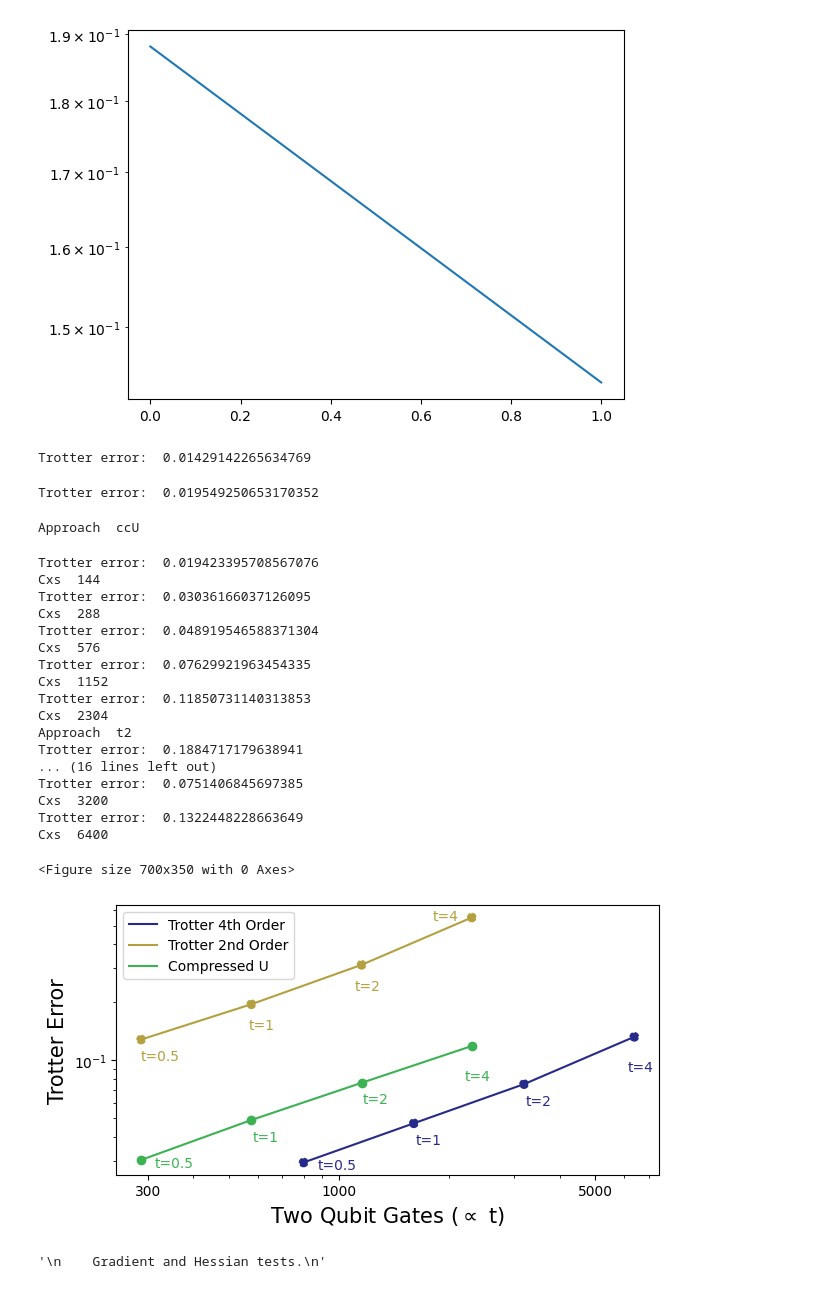
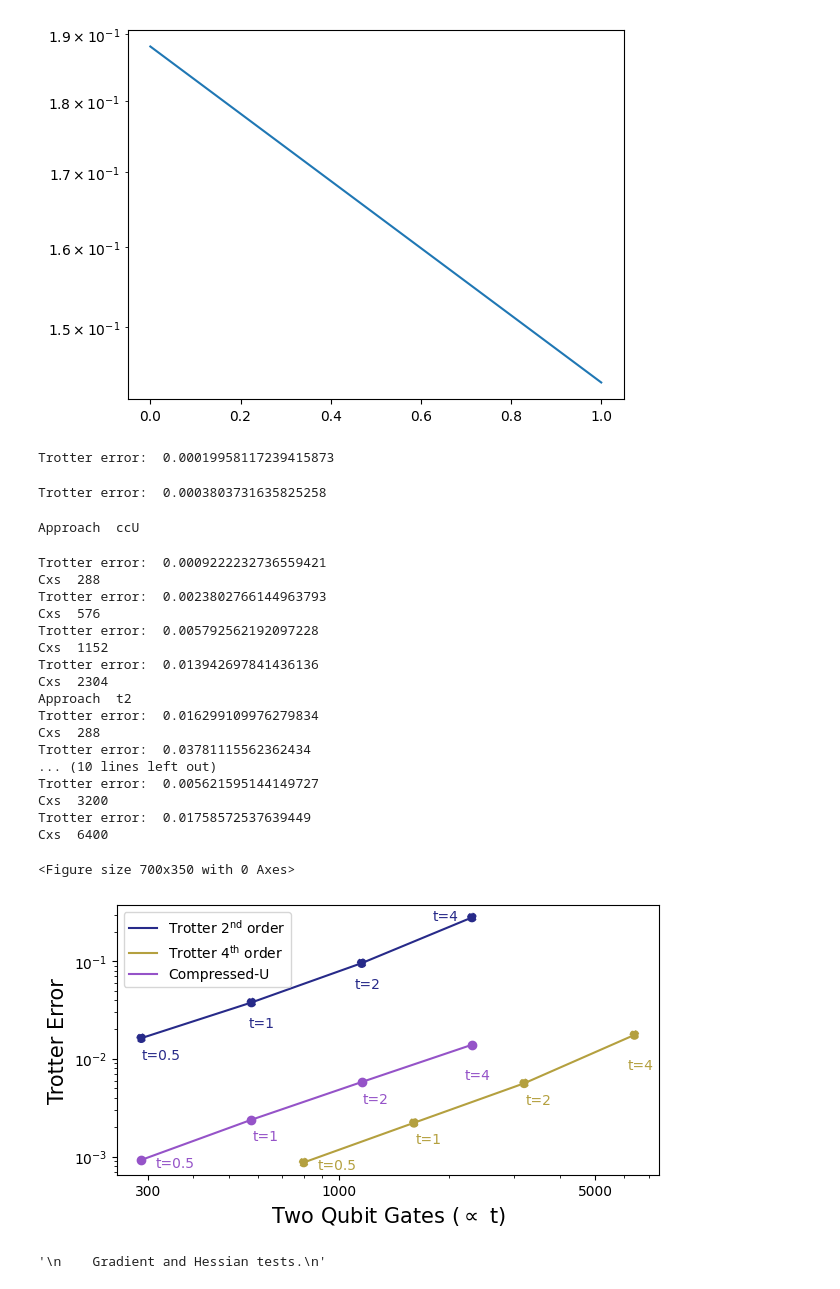
Before and after one commit to erenaykrcn/ccU, a Jupyter notebook: examples/TFIM2d/TFIM2d_sparse.ipynb, the cells around one changed output. Drawn from its saved outputs; the diff is of its cells as text; code cells hidden in the pictures.

```diff
--- a/examples/TFIM2d/TFIM2d_sparse.ipynb
+++ b/examples/TFIM2d/TFIM2d_sparse.ipynb
@@ -91,10 +91,10 @@ perms_v, perms_h = get_perms(Lx, Ly)
 perms_extended = [perms_v, perms_v, perms_v, perms_h, perms_h, perms_h, perms_v, perms_v, perms_v]
 
 state = np.array(random_statevector(2**L).data)
-print("Trotter error: ", np.linalg.norm(ansatz_sparse(Vlist, L, perms_extended, state) - expm_multiply(
-    -1j * t * hamil, state), ord=2))
+print("Trotter error: ", 1-state_fidelity(ansatz_sparse(Vlist, L, perms_extended, state), expm_multiply(
+    -1j * t * hamil, state)))
 # %% [output]
-Trotter error:  0.01429142265634769
+Trotter error:  0.00019958117239415873
 # %%
 """
     Scaling from 3x3 -> 4x4. Important proof of concept!
@@ -115,10 +115,10 @@ perms_v, perms_h = get_perms(Lx, Ly)
 perms_extended = [perms_v, perms_v, perms_v, perms_h, perms_h, perms_h, perms_v, perms_v, perms_v]
 
 state = np.array(random_statevector(2**L).data)
-print("Trotter error: ", np.linalg.norm(ansatz_sparse(Vlist, L, perms_extended, state) - expm_multiply(
-    -1j * t * hamil, state), ord=2))
+print("Trotter error: ", 1-state_fidelity(ansatz_sparse(Vlist, L, perms_extended, state), expm_multiply(
+    -1j * t * hamil, state)))
 # %% [output]
-Trotter error:  0.019549250653170352
+Trotter error:  0.0003803731635825258
 # %%
 from qiskit import Aer, execute, transpile
 from qiskit.converters import circuit_to_dag
@@ -158,7 +158,7 @@ perms_ = {'ccU': perms_extended, 't2': perms_extended_t2, 't4': perms_extended_t
 
 for lab in ['ccU', 't2', 't4']:
     print('Approach ', lab)
-    for t in [.25, .5, 1, 2, 4]:
+    for t in [.5, 1, 2, 4]:
         qc = qiskit.QuantumCircuit(L)
 
         for n in range(int(t//0.25)):
@@ -173,7 +173,6 @@ for lab in ['ccU', 't2', 't4']:
         count_ops = dag.count_ops()
         cx = count_ops["unitary"]
 
-
         backend = Aer.get_backend("statevector_simulator")
         err = 0
         for _ in range(5):
@@ -182,7 +181,8 @@ for lab in ['ccU', 't2', 't4']:
             qc_.initialize(state, [i for i in range(L)])
             qc_.append(qc.to_gate(), [i for i in range(L)])
             sv = execute(transpile(qc_), backend).result().get_statevector().data
-            err += np.linalg.norm(sv - expm_multiply(-1j * t * hamil, state), ord=2)
+            #err += np.linalg.norm(sv - expm_multiply(-1j * t * hamil, state), ord=2)
+            err += 1 - state_fidelity(sv, expm_multiply(-1j * t * hamil, state))
         err /= 5
 
         errs[lab].append(err)
@@ -191,22 +191,22 @@ for lab in ['ccU', 't2', 't4']:
         print("Cxs ", cx)
 # %% [output]
 Approach  ccU
-Trotter error:  0.019423395708567076
-Cxs  144
-Trotter error:  0.03036166037126095
+Trotter error:  0.0009222232736559421
 Cxs  288
-Trotter error:  0.048919546588371304
+Trotter error:  0.0023802766144963793
 Cxs  576
-Trotter error:  0.07629921963454335
+Trotter error:  0.005792562192097228
 Cxs  1152
-Trotter error:  0.11850731140313853
+Trotter error:  0.013942697841436136
 Cxs  2304
 Approach  t2
-Trotter error:  0.1884717179638941
-... (16 lines left out)
-Trotter error:  0.0751406845697385
+Trotter error:  0.016299109976279834
+Cxs  288
+Trotter error:  0.03781115562362434
+... (10 lines left out)
+Trotter error:  0.005621595144149727
 Cxs  3200
-Trotter error:  0.1322448228663649
+Trotter error:  0.01758572537639449
 Cxs  6400
 # %%
 import matplotlib
@@ -217,45 +217,47 @@ mpl.rcParams['figure.dpi'] = 100
 
 fig1, ax1 = plt.subplots()
 
-color1 = (39/256, 42/256  , 138/256)
-color2 = (61/256, 179/256 , 84/256 )
-color3 = (181/256, 161/256, 63/256 )
+color1 = (181/256, 161/256, 63/256)
+color2 = (150/256, 83/256, 201/256)
+color3 = (39/256, 42/256, 138/256)
 plt.xlabel(r'Two Qubit Gates ($\propto$ t)', size=15)
 plt.ylabel('Trotter Error', size=15)
 
-plt.plot(cxs['t4'], errs['t4'], label=r"Trotter 4th Order", color=color1)
+plt.plot(cxs['t2'],  errs['t2'], label=r'Trotter $2^{\text{nd}}$ order', color=color3)
+plt.scatter(cxs['t2'],  errs['t2'], ls='--', color=color3)
+
+plt.plot(cxs['t4'], errs['t4'], label=r'Trotter $4^{\text{th}}$ order', color=color1)
 plt.scatter(cxs['t4'],  errs['t4'], ls='--', color=color1)
-plt.plot(cxs['t2'],  errs['t2'], label=r"Trotter 2nd Order", color=color3)
-plt.scatter(cxs['t2'],  errs['t2'], ls='--', color=color3)
-plt.plot(cxs['ccU'],  errs['ccU'], label=r"Compressed U", color=color2)
+
+plt.plot(cxs['ccU'],  errs['ccU'], label=r'Compressed‑U', color=color2)
 plt.scatter(cxs['ccU'],  errs['ccU'], color=color2)
 
 annotations = [("t=0.5", (10, -5)), ("t=1", (1, -15)), ("t=2", (1, -15)), ("t=4", (-5, -25))]
 for xi, yi, text in zip(cxs['t4'], errs['t4'], annotations):
     plt.annotate(text[0], xy=(xi, yi), xycoords='data', size=10, xytext=text[1], textcoords='offset points', color=color1)
 
 annotations = [("t=0.5", (10, -5)), ("t=1", (1, -15)), ("t=2", (1, -15)), ("t=4", (-5, -25))]
 for xi, yi, text in zip(cxs['ccU'], errs['ccU'], annotations):
     plt.annotate(text[0], xy=(xi, yi), xycoords='data', size=10, xytext=text[1], textcoords='offset points', color=color2)
 
 annotations = [("t=0.5", (0, -15)), ("t=1", (-2, -18)), ("t=2", (-5, -18)), ("t=4", (-28, -2))]
 for xi, yi, text in zip(cxs['t2'], errs['t2'], annotations):
     plt.annotate(text[0], xy=(xi, yi), xycoords='data', size=10, xytext=text[1], textcoords='offset points', color=color3)
 
 
 ax1.set_xscale('log')
 ax1.set_yscale('log')
 ax1.set_xticks([300, 1000, 5000])
 ax1.get_xaxis().set_major_formatter(matplotlib.ticker.ScalarFormatter())
 plt.legend(loc="upper left", prop={'size': 10})
 #plt.title("Controlled-U of TFIM (g=3) for 4x4 lattice \n", size=15)
 
-plt.savefig('./TFIM_trotter_and_cxs.pdf', dpi=300, bbox_inches='tight')
-#plt.savefig('./TFIM_trotter_and_cxs.png', dpi=300)
+plt.savefig('./figs/TFIM_trotter_and_cxs.pdf', dpi=300, bbox_inches='tight')
+plt.savefig('./figs/TFIM_trotter_and_cxs.png', dpi=300)
 plt.show()
 # %% [output]
 <Figure size 700x350 with 0 Axes>
-[figure, old version]
+[figure, new version]
 # %%
 
 
```
Also changed, not shown: 35 other files.
